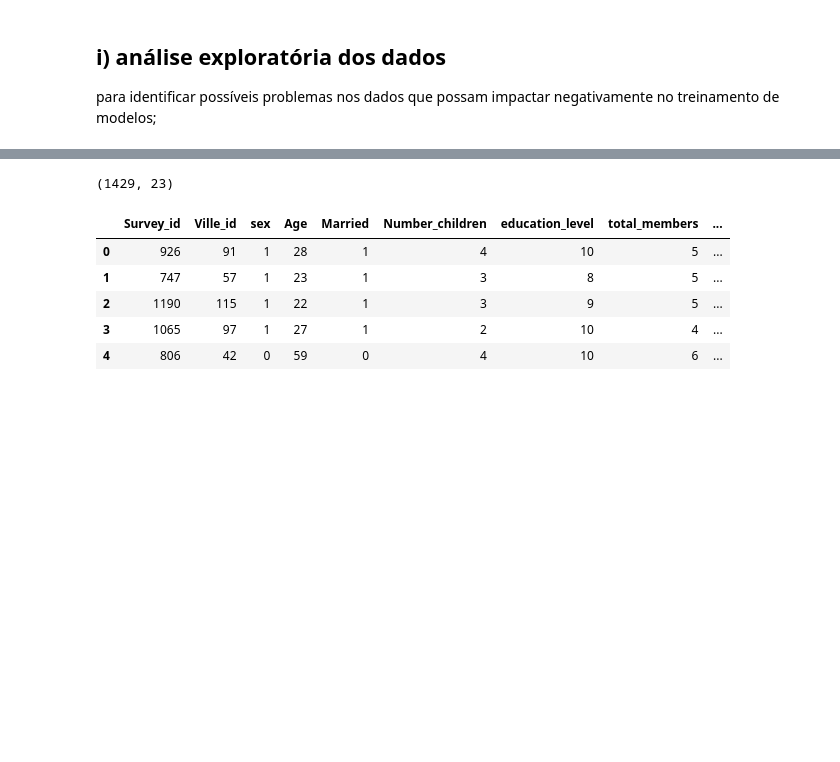
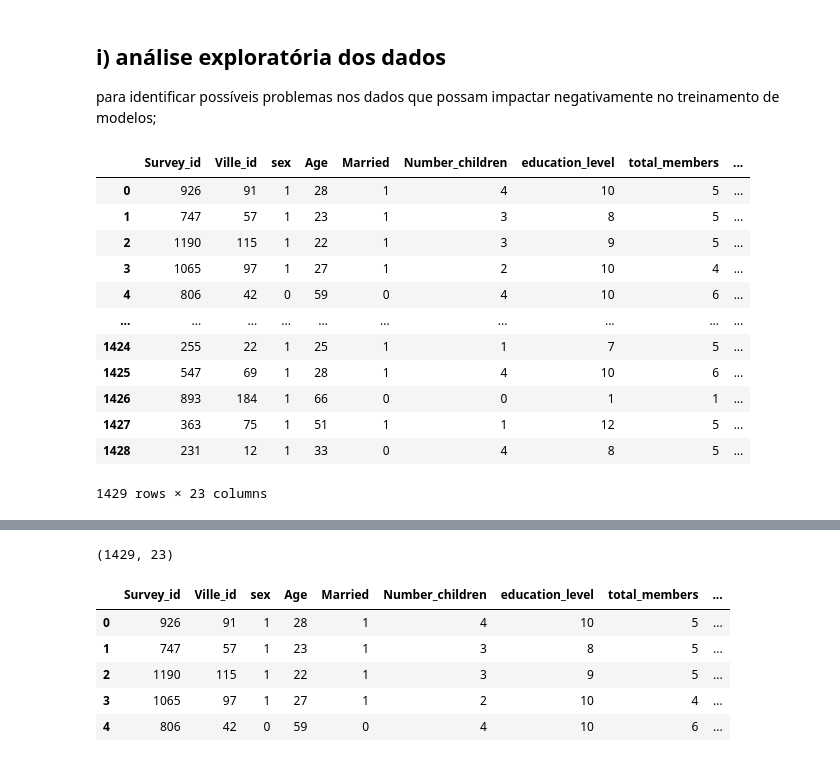
Before and after one commit to kaline/TrabalhoFinalML, a Jupyter notebook: dataset.ipynb, the cells around one changed output, grey strips where cells are left out. Drawn from its saved outputs; the diff is of its cells as text; code cells hidden in the pictures; blank space fills up the shorter version.

```diff
--- a/dataset.ipynb
+++ b/dataset.ipynb
@@ -15,3 +28,18 @@ para identificar possíveis problemas nos
 dados que possam impactar negativamente no treinamento de modelos;
 # %%
 df = pd.read_csv('b_depressed.csv')
+df
+# %% [output]
+|  | Survey_id | Ville_id | sex | Age | Married | Number_children | education_level | total_members | ... |
+| 0 | 926 | 91 | 1 | 28 | 1 | 4 | 10 | 5 | ... |
+| 1 | 747 | 57 | 1 | 23 | 1 | 3 | 8 | 5 | ... |
+| 2 | 1190 | 115 | 1 | 22 | 1 | 3 | 9 | 5 | ... |
+| 3 | 1065 | 97 | 1 | 27 | 1 | 2 | 10 | 4 | ... |
+| 4 | 806 | 42 | 0 | 59 | 0 | 4 | 10 | 6 | ... |
+| ... | ... | ... | ... | ... | ... | ... | ... | ... | ... |
+| 1424 | 255 | 22 | 1 | 25 | 1 | 1 | 7 | 5 | ... |
+| 1425 | 547 | 69 | 1 | 28 | 1 | 4 | 10 | 6 | ... |
+| 1426 | 893 | 184 | 1 | 66 | 0 | 0 | 1 | 1 | ... |
+| 1427 | 363 | 75 | 1 | 51 | 1 | 1 | 12 | 5 | ... |
+| 1428 | 231 | 12 | 1 | 33 | 0 | 4 | 8 | 5 | ... |
+1429 rows × 23 columns
```
Also changed, not shown: parts of 13 cells of this notebook.
